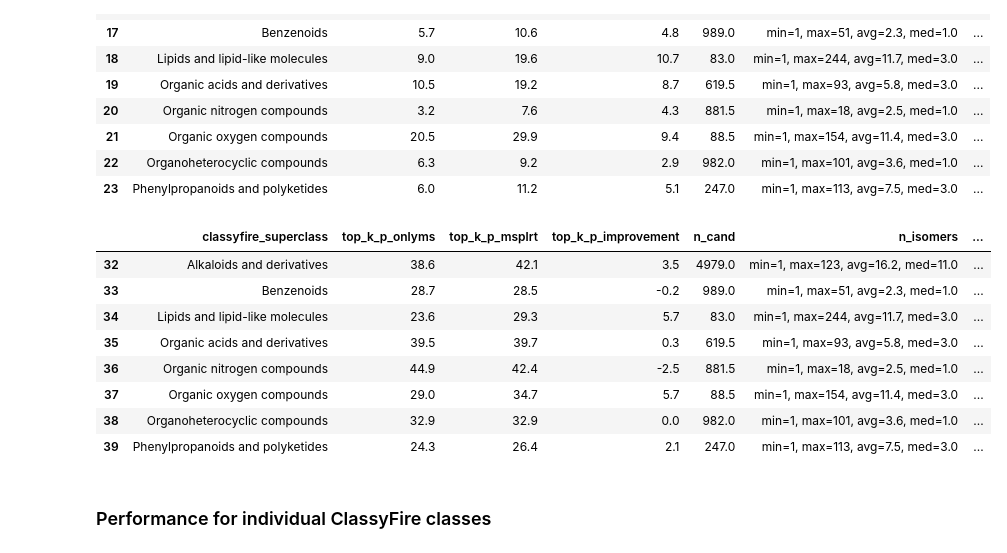
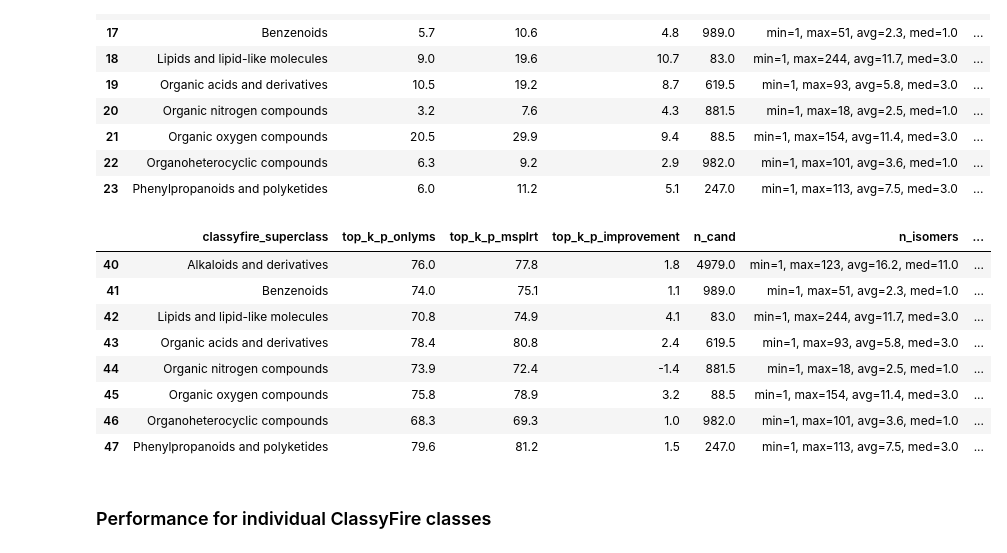
Before and after one commit to aalto-ics-kepaco/lcms2struct_exp, a Jupyter notebook: results_processed/publication/massbank/ssvm_lib=v2__exp_ver=4/NEW__exp_06__performance_analysis_using_molecule_classification_3D.ipynb, the cells around one changed output. Cells and saved outputs as stored; diff of their text form; code cells hidden in the pictures.

```diff
--- a/results_processed/publication/massbank/ssvm_lib=v2__exp_ver=4/NEW__exp_06__performance_analysis_using_molecule_classification_3D.ipynb
+++ b/results_processed/publication/massbank/ssvm_lib=v2__exp_ver=4/NEW__exp_06__performance_analysis_using_molecule_classification_3D.ipynb
@@ -163,18 +163,18 @@ __a__
 | 22 | Organoheterocyclic compounds | 6.3 | 9.2 | 2.9 | 982.0 | min=1, max=101, avg=3.6, med=1.0 | ... |
 | 23 | Phenylpropanoids and polyketides | 6.0 | 11.2 | 5.1 | 247.0 | min=1, max=113, avg=7.5, med=3.0 | ... |
 # %%
-__a__ = tmp["superclass"][(tmp["superclass"]["k"] == 1) & (tmp["superclass"]["ms2scorer"] == "SIRIUS")].round(1)
+__a__ = tmp["superclass"][(tmp["superclass"]["k"] == 20) & (tmp["superclass"]["ms2scorer"] == "SIRIUS")].round(1)
 __a__
 # %% [output]
 |  | classyfire_superclass | top_k_p_onlyms | top_k_p_msplrt | top_k_p_improvement | n_cand | n_isomers | ... |
-| 32 | Alkaloids and derivatives | 38.6 | 42.1 | 3.5 | 4979.0 | min=1, max=123, avg=16.2, med=11.0 | ... |
-| 33 | Benzenoids | 28.7 | 28.5 | -0.2 | 989.0 | min=1, max=51, avg=2.3, med=1.0 | ... |
-| 34 | Lipids and lipid-like molecules | 23.6 | 29.3 | 5.7 | 83.0 | min=1, max=244, avg=11.7, med=3.0 | ... |
-| 35 | Organic acids and derivatives | 39.5 | 39.7 | 0.3 | 619.5 | min=1, max=93, avg=5.8, med=3.0 | ... |
-| 36 | Organic nitrogen compounds | 44.9 | 42.4 | -2.5 | 881.5 | min=1, max=18, avg=2.5, med=1.0 | ... |
-| 37 | Organic oxygen compounds | 29.0 | 34.7 | 5.7 | 88.5 | min=1, max=154, avg=11.4, med=3.0 | ... |
-| 38 | Organoheterocyclic compounds | 32.9 | 32.9 | 0.0 | 982.0 | min=1, max=101, avg=3.6, med=1.0 | ... |
-| 39 | Phenylpropanoids and polyketides | 24.3 | 26.4 | 2.1 | 247.0 | min=1, max=113, avg=7.5, med=3.0 | ... |
+| 40 | Alkaloids and derivatives | 76.0 | 77.8 | 1.8 | 4979.0 | min=1, max=123, avg=16.2, med=11.0 | ... |
+| 41 | Benzenoids | 74.0 | 75.1 | 1.1 | 989.0 | min=1, max=51, avg=2.3, med=1.0 | ... |
+| 42 | Lipids and lipid-like molecules | 70.8 | 74.9 | 4.1 | 83.0 | min=1, max=244, avg=11.7, med=3.0 | ... |
+| 43 | Organic acids and derivatives | 78.4 | 80.8 | 2.4 | 619.5 | min=1, max=93, avg=5.8, med=3.0 | ... |
+| 44 | Organic nitrogen compounds | 73.9 | 72.4 | -1.4 | 881.5 | min=1, max=18, avg=2.5, med=1.0 | ... |
+| 45 | Organic oxygen compounds | 75.8 | 78.9 | 3.2 | 88.5 | min=1, max=154, avg=11.4, med=3.0 | ... |
+| 46 | Organoheterocyclic compounds | 68.3 | 69.3 | 1.0 | 982.0 | min=1, max=101, avg=3.6, med=1.0 | ... |
+| 47 | Phenylpropanoids and polyketides | 79.6 | 81.2 | 1.5 | 247.0 | min=1, max=113, avg=7.5, med=3.0 | ... |
 # %% [markdown]
 ### Performance for individual ClassyFire classes
 # %%
```
